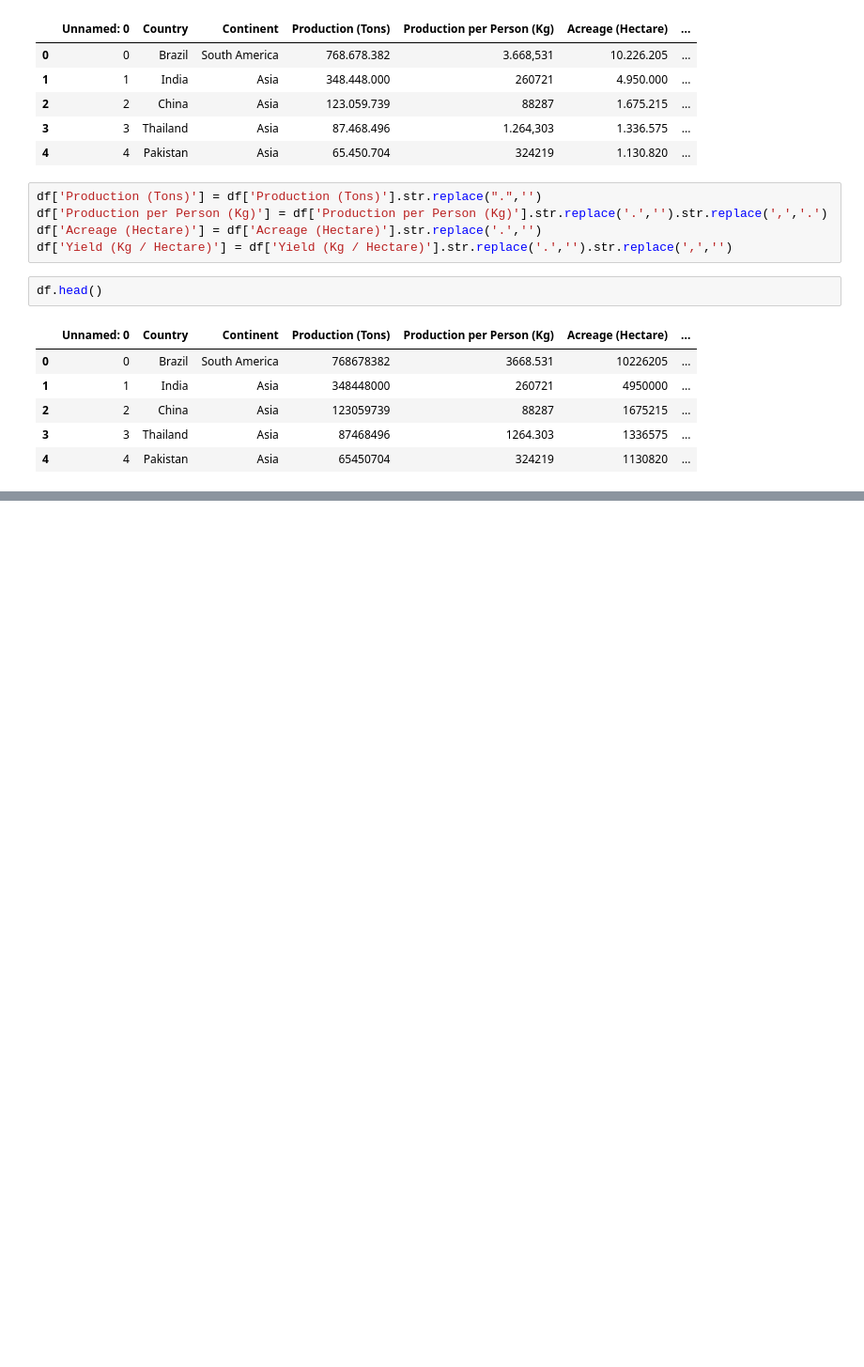
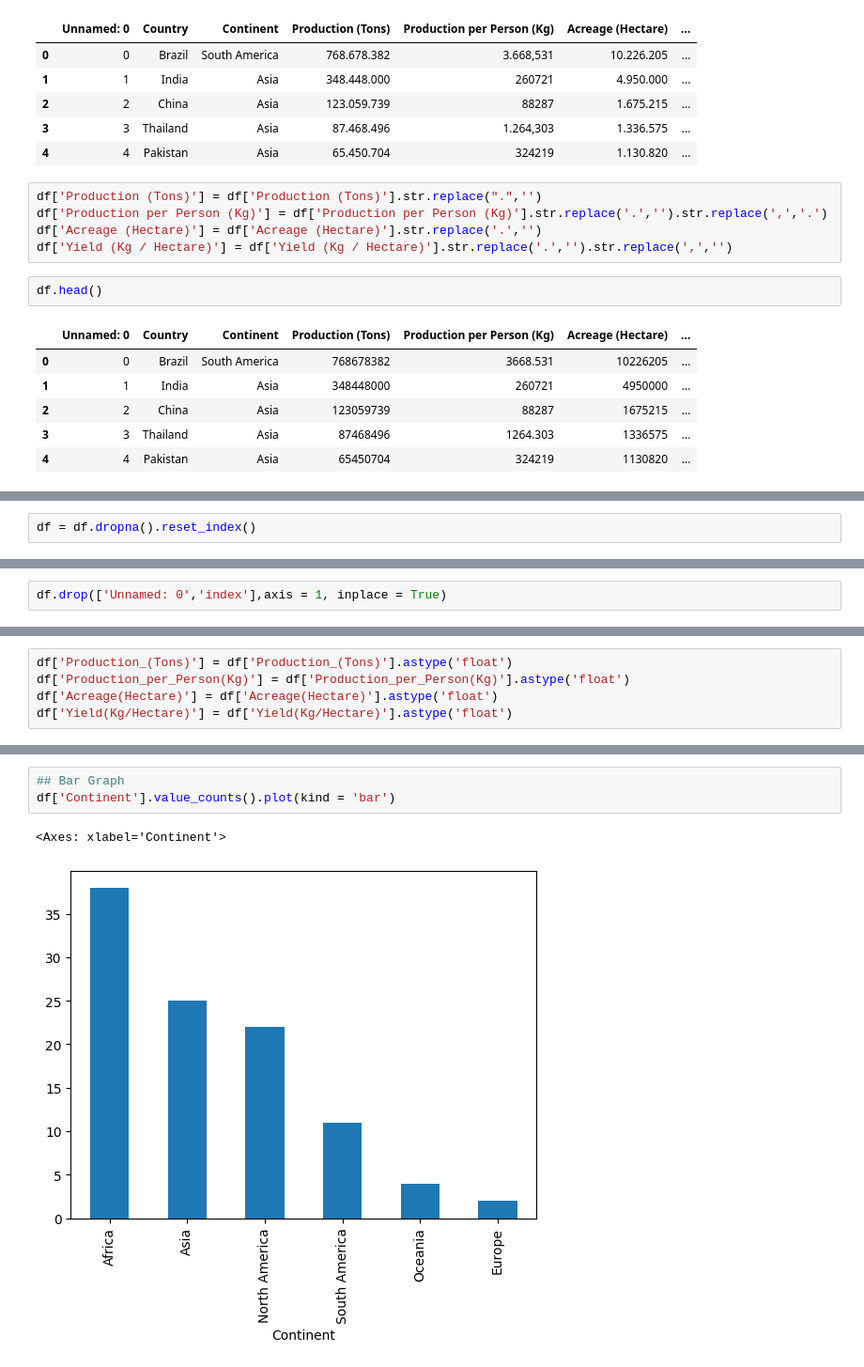
Before and after one commit to Bikash61/Data-Analyst-Projects-, a Jupyter notebook: SUGARCANE PRODUCTION PROJECT/Data.ipynb, the cells around one changed output, grey strips where cells are left out. Shown at 94% size. Cells and saved outputs as stored; diff of their text form; blank space fills up the shorter version.

```diff
--- a/SUGARCANE PRODUCTION PROJECT/Data.ipynb
+++ b/SUGARCANE PRODUCTION PROJECT/Data.ipynb
@@ -44,0 +60,2 @@ df.head()
+# %%
+df = df.dropna().reset_index()
@@ -44,0 +75,2 @@ df.head()
+# %%
+df.drop(['Unnamed: 0','index'],axis = 1, inplace = True)
@@ -44,0 +96,5 @@ df.head()
+# %%
+df['Production_(Tons)'] = df['Production_(Tons)'].astype('float')
+df['Production_per_Person(Kg)'] = df['Production_per_Person(Kg)'].astype('float')
+df['Acreage(Hectare)'] = df['Acreage(Hectare)'].astype('float')
+df['Yield(Kg/Hectare)'] = df['Yield(Kg/Hectare)'].astype('float')
@@ -44,0 +143,6 @@ df.head()
+# %%
+## Bar Graph
+df['Continent'].value_counts().plot(kind = 'bar')
+# %% [output]
+<Axes: xlabel='Continent'>
+[figure, added]
```
Also changed, not shown: parts of 25 cells of this notebook.
